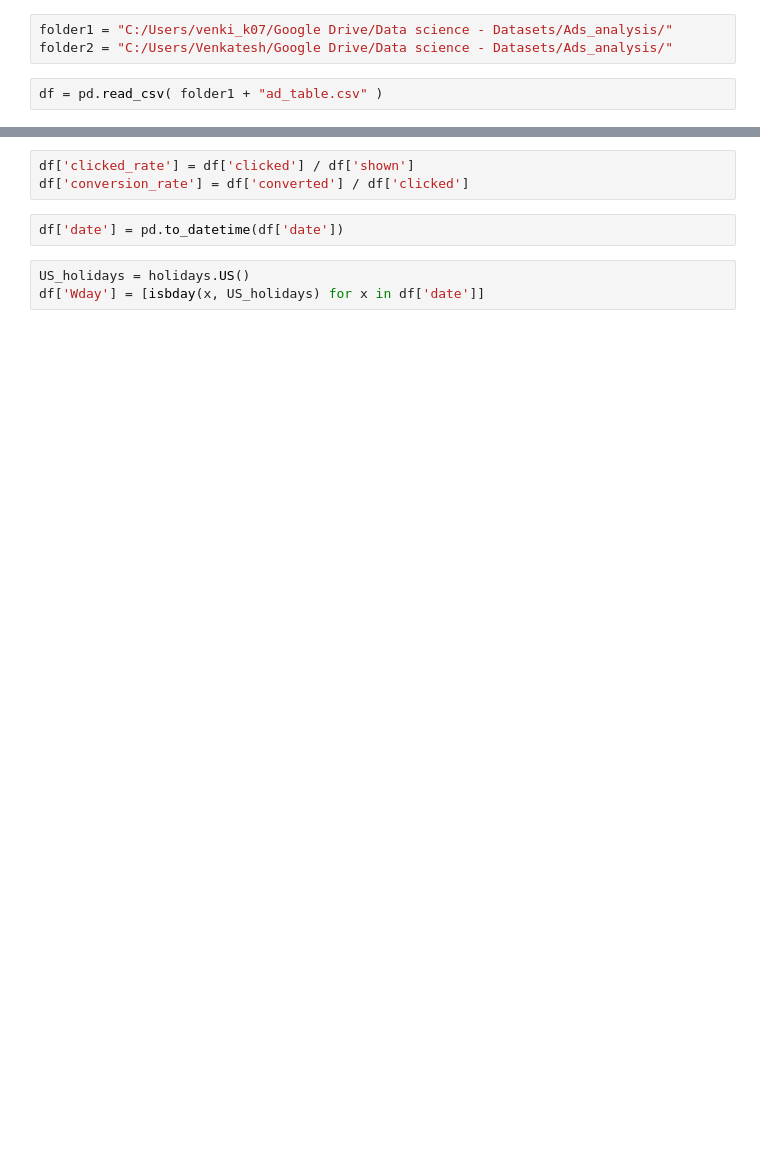
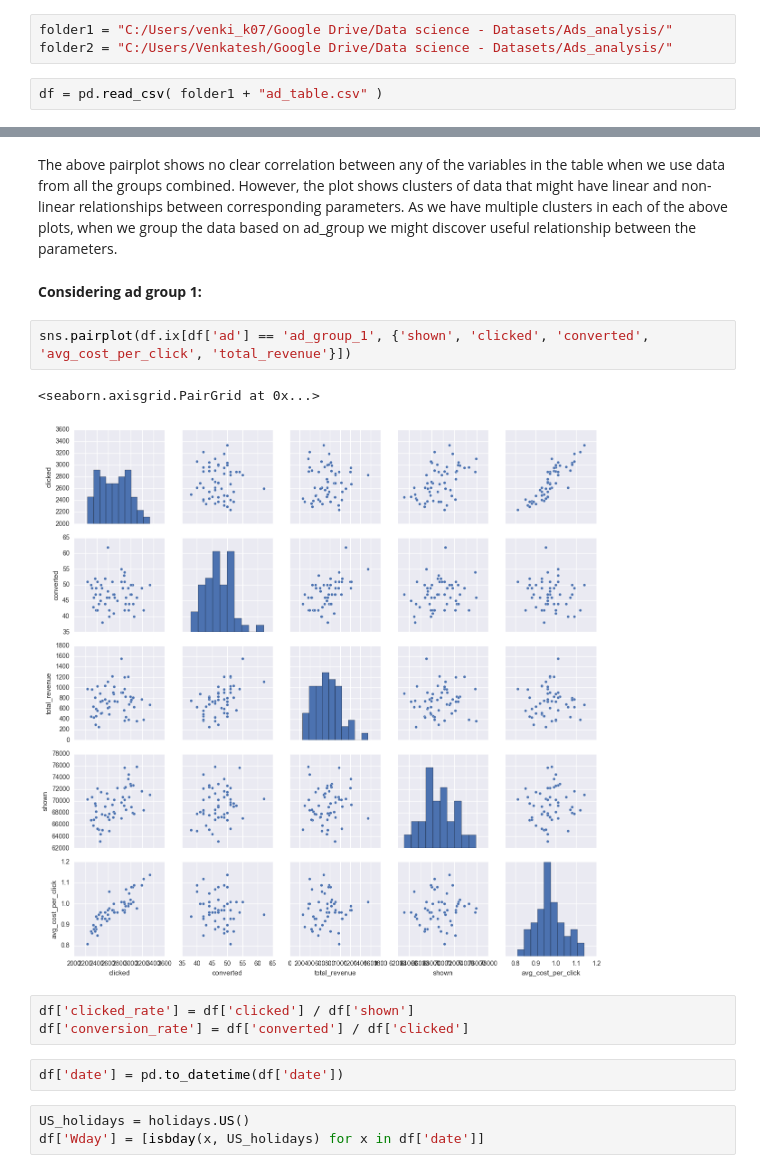
Before and after one commit to pappakrishnan/Ads-Analysis, a Jupyter notebook: Ads Analysis.ipynb, the cells around one changed output, grey strips where cells are left out. Drawn from its saved outputs; the diff is of its cells as text; blank space fills up the shorter version.

```diff
--- a/Ads Analysis.ipynb
+++ b/Ads Analysis.ipynb
@@ -85,3 +122,12 @@ Index(['date', 'shown', 'clicked', 'converted', 'avg_cost_per_click',
+# %% [markdown]
+The above pairplot shows no clear correlation between any of the variables in the table when we use data from all the groups combined. However, the plot shows clusters of data that might have linear and non-linear relationships between corresponding parameters. As we have multiple clusters in each of the above plots, when we group the data based on ad_group we might discover useful relationship between the parameters.
+# %% [markdown]
+<b> Considering ad group 1: </b>
+# %%
+sns.pairplot(df.ix[df['ad'] == 'ad_group_1', {'shown', 'clicked', 'converted', 'avg_cost_per_click', 'total_revenue'}])
+# %% [output]
+<seaborn.axisgrid.PairGrid at 0x...>
+[figure, added]
 # %%
 df['clicked_rate'] = df['clicked'] / df['shown']
 df['conversion_rate'] = df['converted'] / df['clicked']
```
Also changed, not shown: parts of 21 cells of this notebook.
